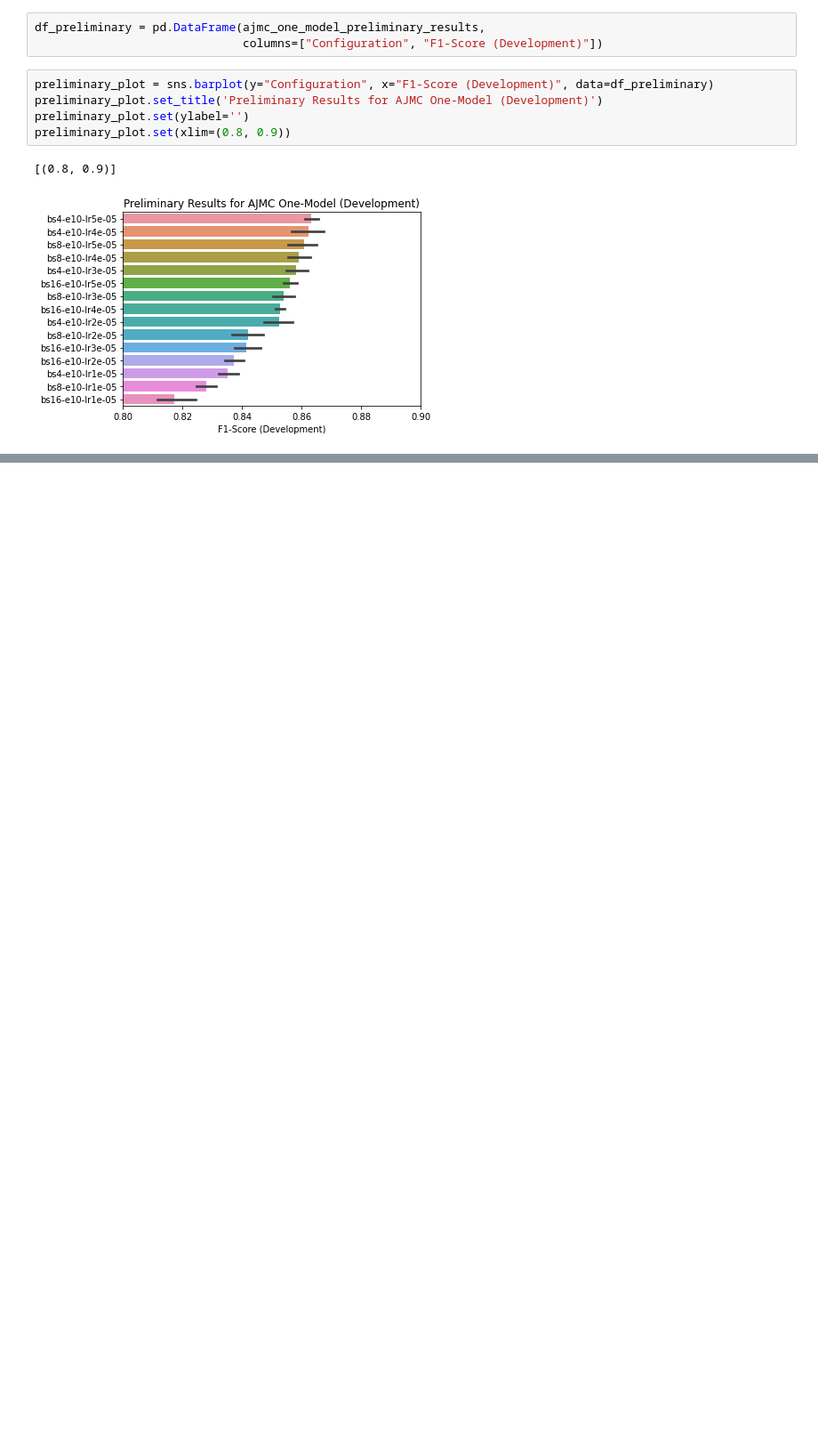
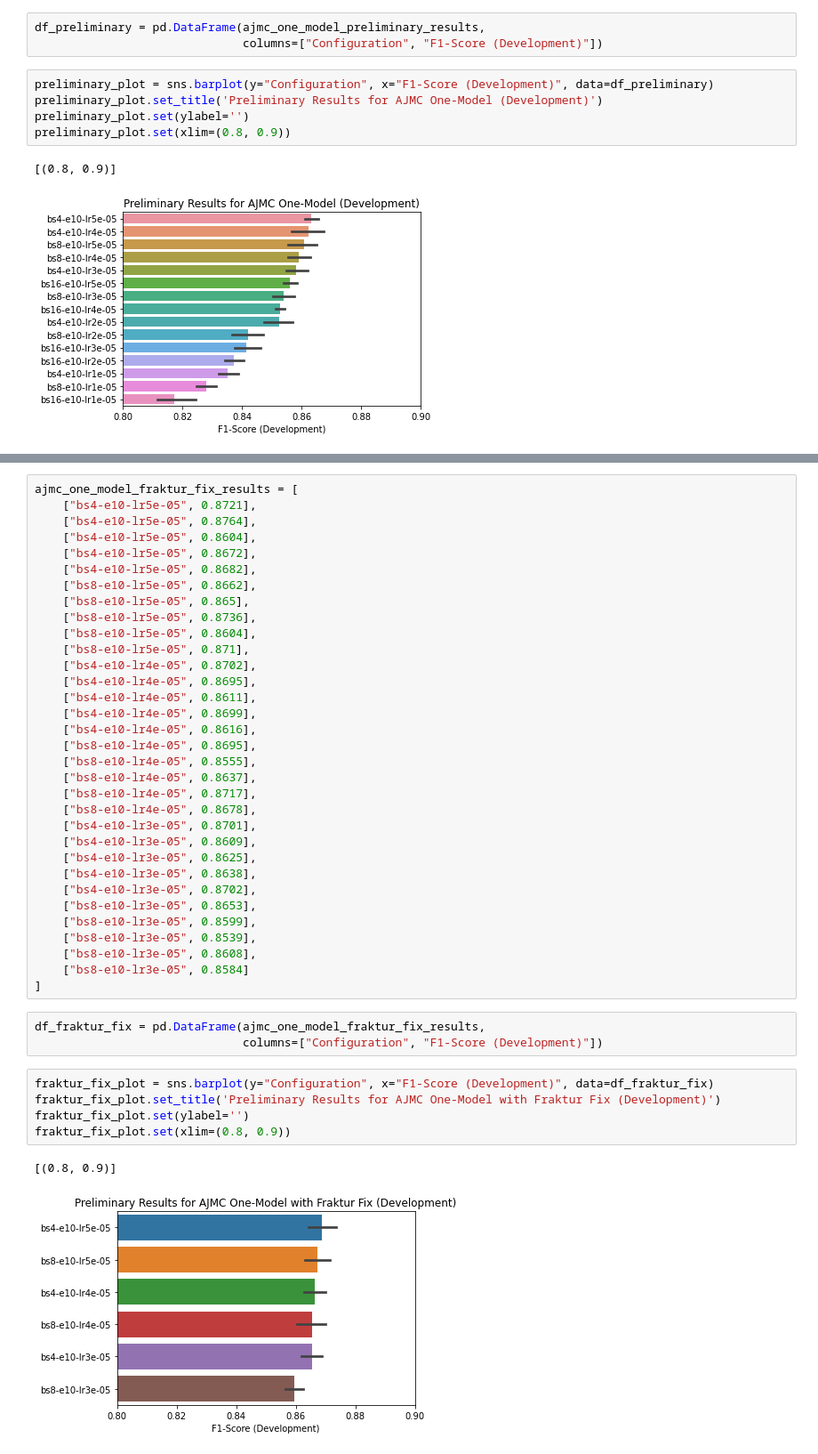
Before and after one commit to dbmdz/clef-hipe, a Jupyter notebook: experiments/clef-hipe-2022/Evaluation.ipynb, the cells around one changed output, grey strips where cells are left out. Shown at 89% size. Saved outputs shown, nothing was run; the diff lists cells and outputs as text; blank space fills up the shorter version.

```diff
--- a/experiments/clef-hipe-2022/Evaluation.ipynb
+++ b/experiments/clef-hipe-2022/Evaluation.ipynb
@@ -108,0 +150,44 @@ preliminary_plot.set(xlim=(0.8, 0.9))
+# %%
+ajmc_one_model_fraktur_fix_results = [
+    ["bs4-e10-lr5e-05", 0.8721],
+    ["bs4-e10-lr5e-05", 0.8764],
+    ["bs4-e10-lr5e-05", 0.8604],
+    ["bs4-e10-lr5e-05", 0.8672],
+    ["bs4-e10-lr5e-05", 0.8682],
+    ["bs8-e10-lr5e-05", 0.8662],
+    ["bs8-e10-lr5e-05", 0.865],
+    ["bs8-e10-lr5e-05", 0.8736],
+    ["bs8-e10-lr5e-05", 0.8604],
+    ["bs8-e10-lr5e-05", 0.871],
+    ["bs4-e10-lr4e-05", 0.8702],
+    ["bs4-e10-lr4e-05", 0.8695],
+    ["bs4-e10-lr4e-05", 0.8611],
+    ["bs4-e10-lr4e-05", 0.8699],
+    ["bs4-e10-lr4e-05", 0.8616],
+    ["bs8-e10-lr4e-05", 0.8695],
+    ["bs8-e10-lr4e-05", 0.8555],
+    ["bs8-e10-lr4e-05", 0.8637],
+    ["bs8-e10-lr4e-05", 0.8717],
+    ["bs8-e10-lr4e-05", 0.8678],
+    ["bs4-e10-lr3e-05", 0.8701],
+    ["bs4-e10-lr3e-05", 0.8609],
+    ["bs4-e10-lr3e-05", 0.8625],
+    ["bs4-e10-lr3e-05", 0.8638],
+    ["bs4-e10-lr3e-05", 0.8702],
+    ["bs8-e10-lr3e-05", 0.8653],
+    ["bs8-e10-lr3e-05", 0.8599],
+    ["bs8-e10-lr3e-05", 0.8539],
+    ["bs8-e10-lr3e-05", 0.8608],
+    ["bs8-e10-lr3e-05", 0.8584]
+]
+# %%
+df_fraktur_fix = pd.DataFrame(ajmc_one_model_fraktur_fix_results,
+                              columns=["Configuration", "F1-Score (Development)"])
+# %%
+fraktur_fix_plot = sns.barplot(y="Configuration", x="F1-Score (Development)", data=df_fraktur_fix)
+fraktur_fix_plot.set_title('Preliminary Results for AJMC One-Model with Fraktur Fix (Development)')
+fraktur_fix_plot.set(ylabel='')
+fraktur_fix_plot.set(xlim=(0.8, 0.9))
+# %% [output]
+[(0.8, 0.9)]
+[figure, added]
```
Also changed, not shown: parts of 4 cells of this notebook, 13 other files.
